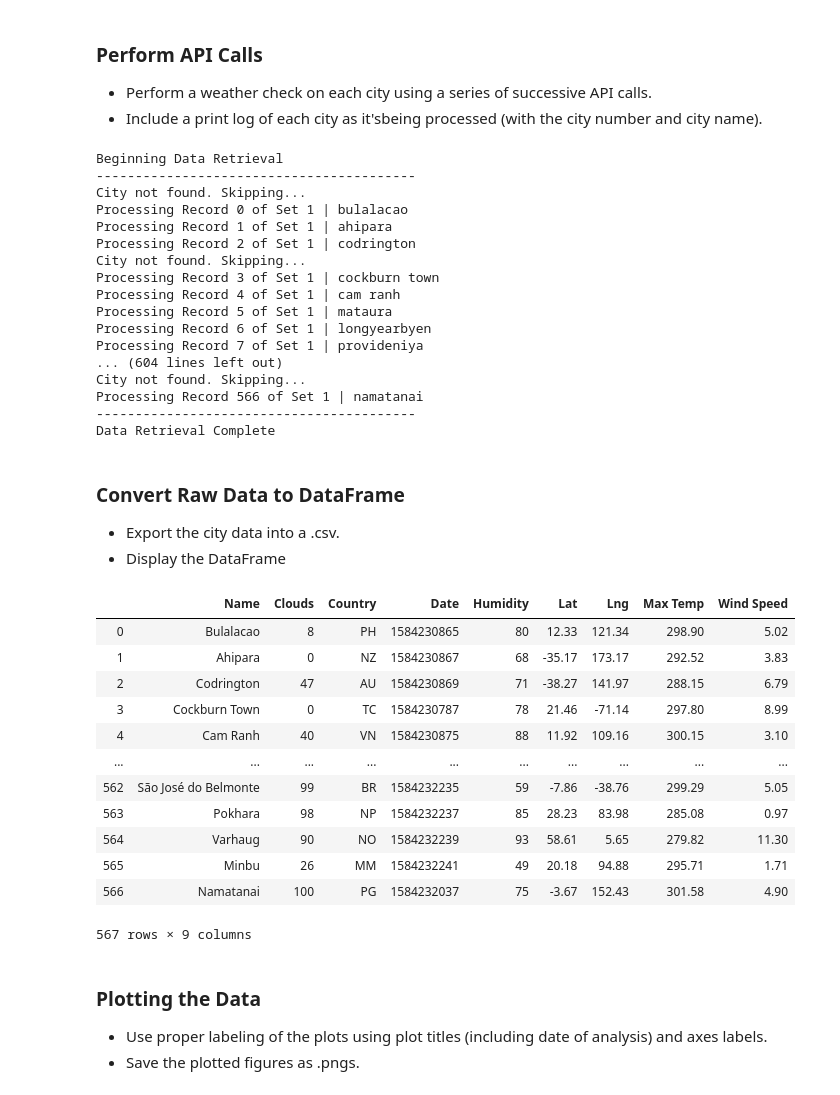
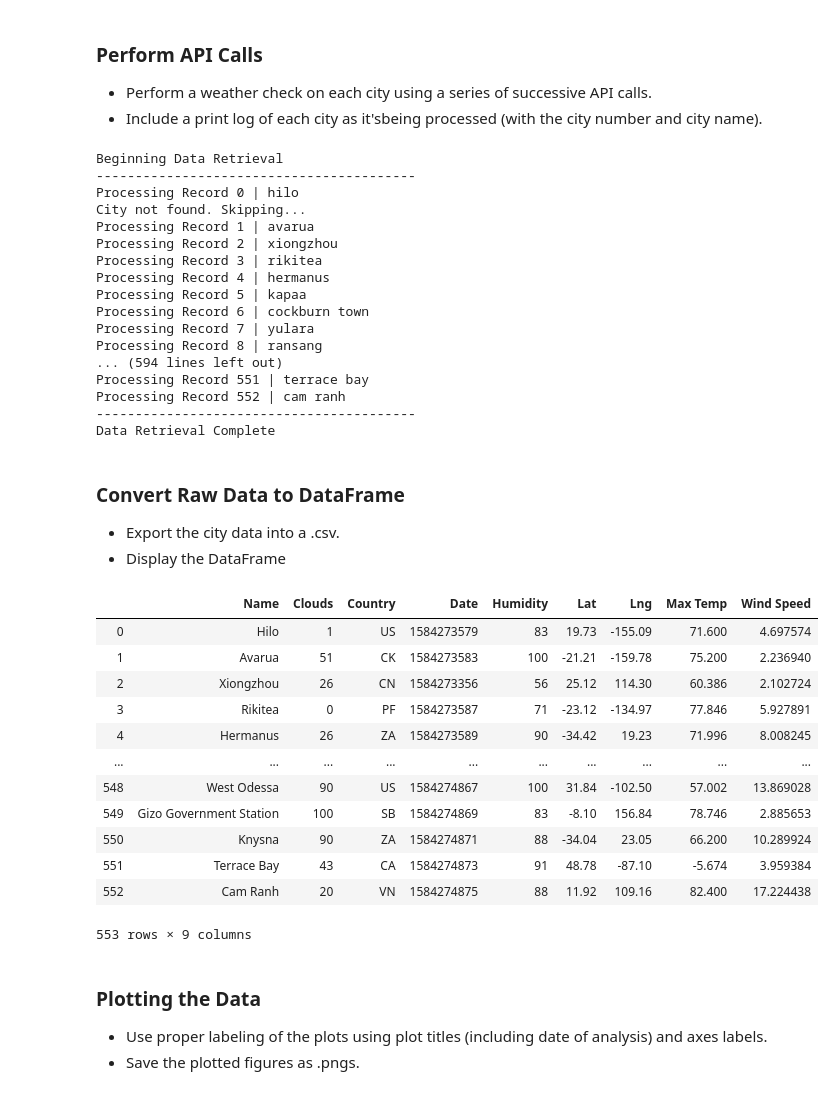
Before and after one commit to DarleneKo/api-challenge, a Jupyter notebook: starter_code/WeatherPy_Darlene.ipynb, the cells around one changed output. Cells and saved outputs as stored; diff of their text form; code cells hidden in the pictures.

Commit message:
Updated WeatherPy

```diff
--- a/starter_code/WeatherPy_Darlene.ipynb
+++ b/starter_code/WeatherPy_Darlene.ipynb
@@ -62,7 +62,6 @@ query_url = f"{base_url}appid={weather_api_key}&q="
 
 # Initiate Count
 record_number = 0
-record_set = 1
 
 # Set up lists to hold reponse info in dataframe
 name_city = []
@@ -96,10 +95,16 @@ for city in cities:
         humidity.append(weather_response_json["main"]["humidity"])
         latitude.append(weather_response_json["coord"]["lat"])
         longitude.append(weather_response_json["coord"]["lon"])
-        max_temp.append(weather_response_json["main"]["temp_max"])
-        wind_speed.append(weather_response_json["wind"]["speed"])
 
-        print(f"Processing Record {record_number} of Set {record_set} | {city}")
+        # Convert Max Temp from Kelvin to Fahrenheit
+        fahrenheit = (weather_response_json["main"]["temp_max"]-273.15) * 9/5 + 32
+        max_temp.append(fahrenheit)
+
+        # Convert Wind Speed from Meters per Second to Miles per Hour
+        mph = (weather_response_json["wind"]["speed"]) * 2.23694
+        wind_speed.append(mph)
+
+        print(f"Processing Record {record_number} | {city}")
         record_number += 1
         #print(f"Processing Record {record_number}")
 
@@ -112,19 +117,19 @@ print(f"Data Retrieval Complete")
 # %% [output]
 Beginning Data Retrieval
 -----------------------------------------
+Processing Record 0 | hilo
 City not found. Skipping...
-Processing Record 0 of Set 1 | bulalacao
-Processing Record 1 of Set 1 | ahipara
-Processing Record 2 of Set 1 | codrington
-City not found. Skipping...
-Processing Record 3 of Set 1 | cockburn town
-Processing Record 4 of Set 1 | cam ranh
-Processing Record 5 of Set 1 | mataura
-Processing Record 6 of Set 1 | longyearbyen
-Processing Record 7 of Set 1 | provideniya
-... (604 lines left out)
-City not found. Skipping...
-Processing Record 566 of Set 1 | namatanai
+Processing Record 1 | avarua
+Processing Record 2 | xiongzhou
+Processing Record 3 | rikitea
+Processing Record 4 | hermanus
+Processing Record 5 | kapaa
+Processing Record 6 | cockburn town
+Processing Record 7 | yulara
+Processing Record 8 | ransang
+... (594 lines left out)
+Processing Record 551 | terrace bay
+Processing Record 552 | cam ranh
 -----------------------------------------
 Data Retrieval Complete
 # %% [markdown]
@@ -134,33 +139,33 @@ Data Retrieval Complete
 # %%
 # Create a data frame from lists defined above
 
 weather_dictionary = {"Name": name_city,
                       "Clouds": cloudiness,
                       "Country": country,
                       "Date": date,
                       "Humidity": humidity,
                       "Lat": latitude,
                       "Lng": longitude,
                       "Max Temp": max_temp,
                       "Wind Speed": wind_speed}
 
 weather_data = pd.DataFrame(weather_dictionary)
-weather_data.to_csv("weather_output.csv")
+weather_data.to_csv("weather_data_output.csv")
 weather_data
 # %% [output]
 |  | Name | Clouds | Country | Date | Humidity | Lat | Lng | Max Temp | Wind Speed |
-| 0 | Bulalacao | 8 | PH | 1584230865 | 80 | 12.33 | 121.34 | 298.90 | 5.02 |
-| 1 | Ahipara | 0 | NZ | 1584230867 | 68 | -35.17 | 173.17 | 292.52 | 3.83 |
-| 2 | Codrington | 47 | AU | 1584230869 | 71 | -38.27 | 141.97 | 288.15 | 6.79 |
-| 3 | Cockburn Town | 0 | TC | 1584230787 | 78 | 21.46 | -71.14 | 297.80 | 8.99 |
-| 4 | Cam Ranh | 40 | VN | 1584230875 | 88 | 11.92 | 109.16 | 300.15 | 3.10 |
+| 0 | Hilo | 1 | US | 1584273579 | 83 | 19.73 | -155.09 | 71.600 | 4.697574 |
+| 1 | Avarua | 51 | CK | 1584273583 | 100 | -21.21 | -159.78 | 75.200 | 2.236940 |
+| 2 | Xiongzhou | 26 | CN | 1584273356 | 56 | 25.12 | 114.30 | 60.386 | 2.102724 |
+| 3 | Rikitea | 0 | PF | 1584273587 | 71 | -23.12 | -134.97 | 77.846 | 5.927891 |
+| 4 | Hermanus | 26 | ZA | 1584273589 | 90 | -34.42 | 19.23 | 71.996 | 8.008245 |
 | ... | ... | ... | ... | ... | ... | ... | ... | ... | ... |
-| 562 | São José do Belmonte | 99 | BR | 1584232235 | 59 | -7.86 | -38.76 | 299.29 | 5.05 |
-| 563 | Pokhara | 98 | NP | 1584232237 | 85 | 28.23 | 83.98 | 285.08 | 0.97 |
-| 564 | Varhaug | 90 | NO | 1584232239 | 93 | 58.61 | 5.65 | 279.82 | 11.30 |
-| 565 | Minbu | 26 | MM | 1584232241 | 49 | 20.18 | 94.88 | 295.71 | 1.71 |
-| 566 | Namatanai | 100 | PG | 1584232037 | 75 | -3.67 | 152.43 | 301.58 | 4.90 |
+| 548 | West Odessa | 90 | US | 1584274867 | 100 | 31.84 | -102.50 | 57.002 | 13.869028 |
+| 549 | Gizo Government Station | 100 | SB | 1584274869 | 83 | -8.10 | 156.84 | 78.746 | 2.885653 |
+| 550 | Knysna | 90 | ZA | 1584274871 | 88 | -34.04 | 23.05 | 66.200 | 10.289924 |
+| 551 | Terrace Bay | 43 | CA | 1584274873 | 91 | 48.78 | -87.10 | -5.674 | 3.959384 |
+| 552 | Cam Ranh | 20 | VN | 1584274875 | 88 | 11.92 | 109.16 | 82.400 | 17.224438 |
-567 rows × 9 columns
+553 rows × 9 columns
 # %% [markdown]
 ### Plotting the Data
 * Use proper labeling of the plots using plot titles (including date of analysis) and axes labels.
```
Also changed, not shown: parts of 1 cell of this notebook, 2 other files.
